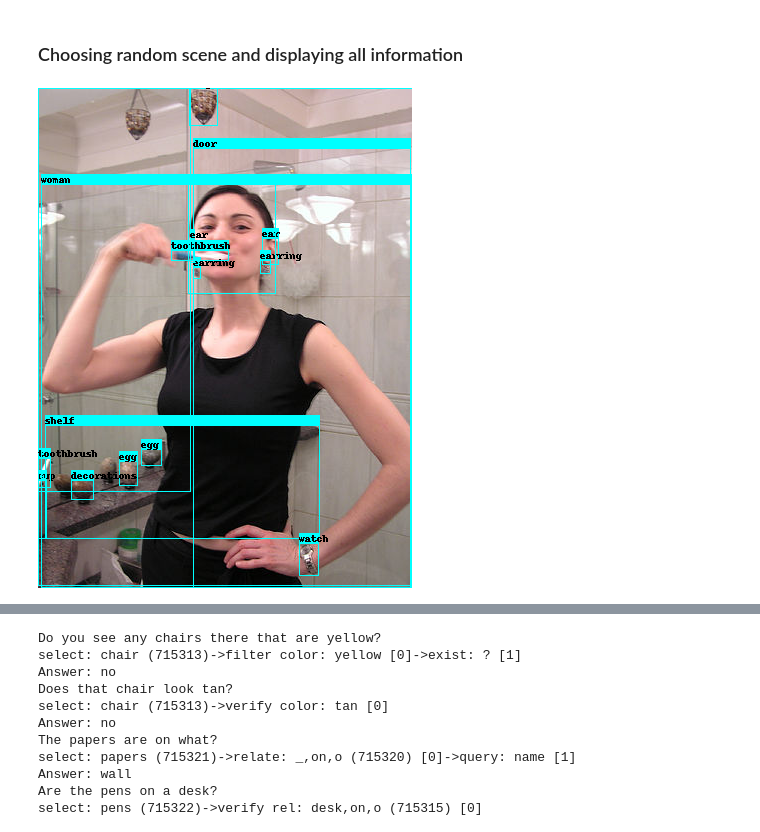
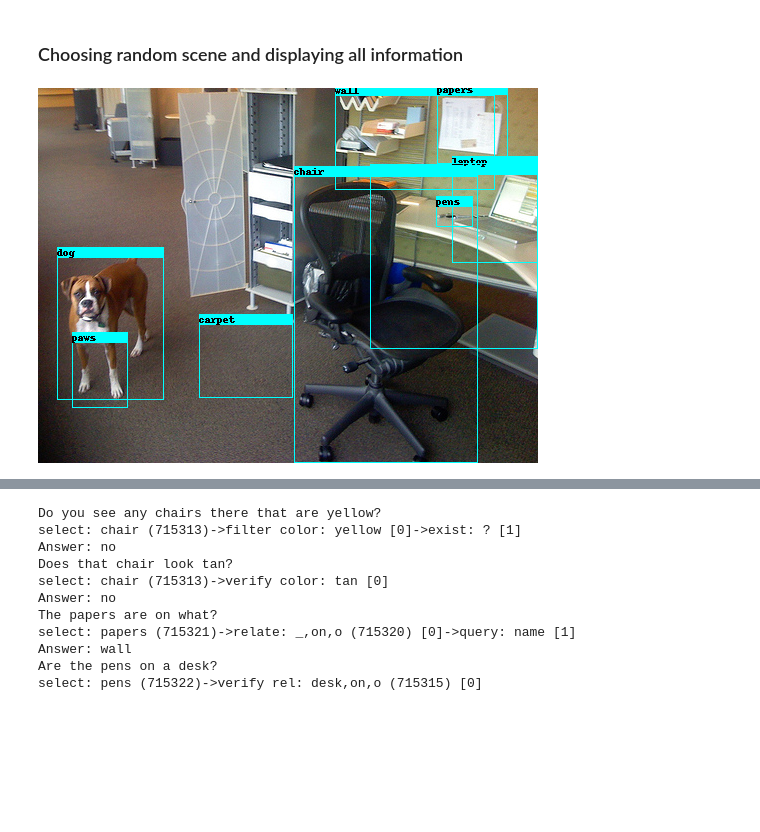
Before and after one commit to muralikgs/gqa_ilp, a Jupyter notebook: dataset_visualization.ipynb, the cells around one changed output, grey strips where cells are left out. Cells and saved outputs as stored; diff of their text form; code cells hidden in the pictures; blank space fills up the shorter version.

Commit message:
Updated non-binary all cases

```diff
--- a/dataset_visualization.ipynb
+++ b/dataset_visualization.ipynb
@@ -102,27 +102,27 @@ images = list(train_scene.keys())
 # %%
 # Display the scene
 %matplotlib notebook
 random.seed(2019)
-# key = random.choice(images)
-key = "2376098"
+key = random.choice(images)
+# key = "2376946"
 image_name = key + ".jpg"
 img = Image.open(os.path.join(IMAGE_PATH, image_name))
 
 # Drawing the bouding boxes
 draw = ImageDraw.Draw(img)
 objects = train_scene[image_name.split(".")[0]]["objects"]
 for okey in objects:
     x, y = objects[okey]["x"], objects[okey]["y"]
     w, h = objects[okey]["w"], objects[okey]["h"]
     name = objects[okey]["name"]
     draw.rectangle(((x, y), (x + w, y + h)), outline="cyan")
     draw.rectangle(((x, y-10), (x+ w, y)), fill="cyan")
     draw.text(xy=(x, y-10), text=name, fill="black")
 display(img)
 
-img.save("./binary_samples/figures/scene_2.jpg")
+#img.save("./binary_samples/figures/scene_2.jpg")
 # %% [output]
-[figure, old version]
+[figure, new version]
 # %%
 for okey in objects:
     name = objects[okey]["name"]
```
Also changed, not shown: parts of 3 cells of this notebook, 5 other files.
